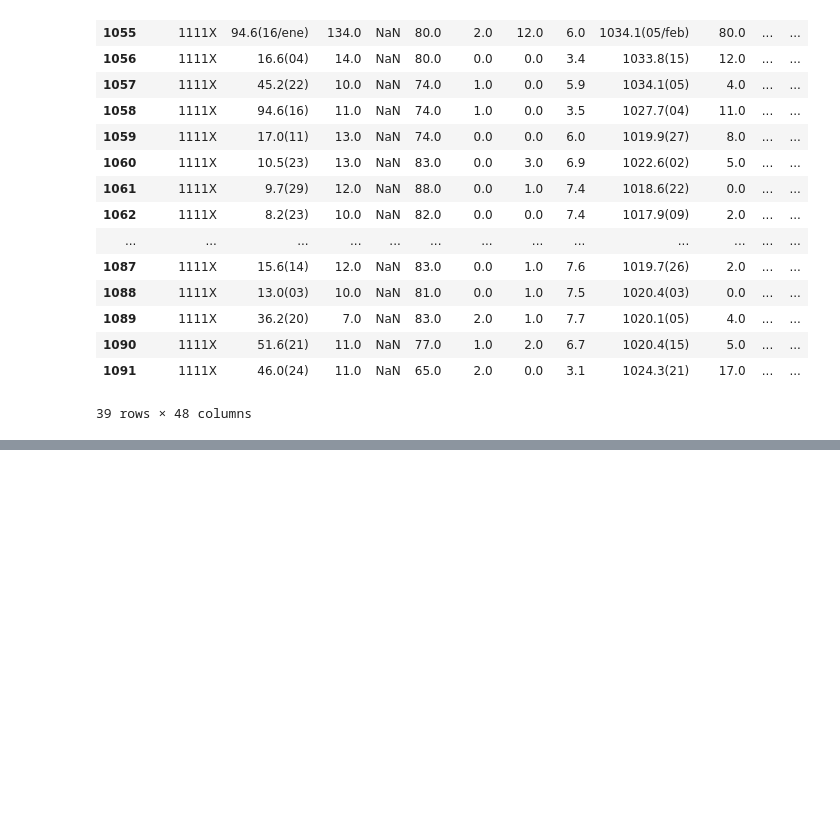
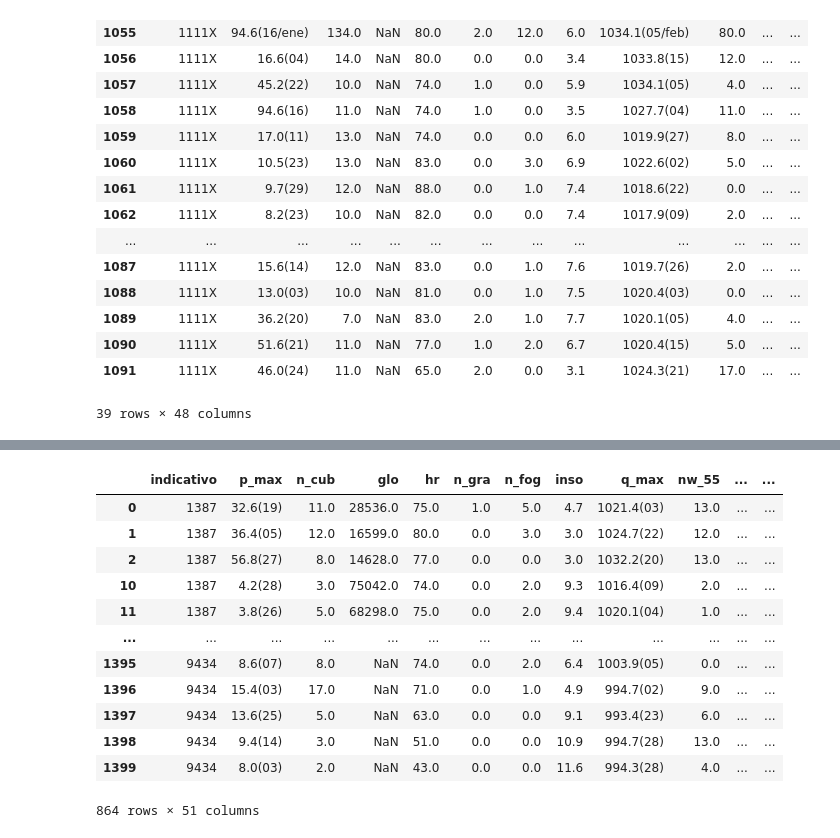
Before and after one commit to jonkar-diazperez/ML_JCDP, a Jupyter notebook: Pruebas.ipynb, the cells around one changed output, grey strips where cells are left out. Saved outputs shown, nothing was run; the diff lists cells and outputs as text; code cells hidden in the pictures; blank space fills up the shorter version.

```diff
--- a/Pruebas.ipynb
+++ b/Pruebas.ipynb
@@ -584,0 +552,4 @@ for i in df_aemet_raw.index:
+# %%
+df_aemet_raw["geo_id"] = list_geo_id
+# %%
+df_aemet_raw["Mes"] = df_aemet_raw["Mes"].astype(int)
@@ -584,0 +592,2 @@ for i in df_aemet_raw.index:
+# %%
+df_solar["Mes"] = df_solar["Mes"].astype(int)
@@ -584,0 +609,5 @@ for i in df_aemet_raw.index:
+# %%
+#df_aemet_solar = pd.merge(df_aemet_raw,df_solar, on=["geo_id","Año","Mes"])
+#df_aemet_solar = df_aemet_raw.join(df_solar,on=["geo_id","Año","Mes"])
+df_aemet_solar = pd.merge(df_aemet_raw,df_solar, how='left', on=["geo_id","Año","Mes"])
+df_aemet_solar
@@ -584,0 +648,16 @@ for i in df_aemet_raw.index:
+# %%
+df_aemet_solar.dropna(subset="Energía Solar")
+# %% [output]
+|  | indicativo | p_max | n_cub | glo | hr | n_gra | n_fog | inso | q_max | nw_55 | ... | ... |
+| 0 | 1387 | 32.6(19) | 11.0 | 28536.0 | 75.0 | 1.0 | 5.0 | 4.7 | 1021.4(03) | 13.0 | ... | ... |
+| 1 | 1387 | 36.4(05) | 12.0 | 16599.0 | 80.0 | 0.0 | 3.0 | 3.0 | 1024.7(22) | 12.0 | ... | ... |
+| 2 | 1387 | 56.8(27) | 8.0 | 14628.0 | 77.0 | 0.0 | 0.0 | 3.0 | 1032.2(20) | 13.0 | ... | ... |
+| 10 | 1387 | 4.2(28) | 3.0 | 75042.0 | 74.0 | 0.0 | 2.0 | 9.3 | 1016.4(09) | 2.0 | ... | ... |
+| 11 | 1387 | 3.8(26) | 5.0 | 68298.0 | 75.0 | 0.0 | 2.0 | 9.4 | 1020.1(04) | 1.0 | ... | ... |
+| ... | ... | ... | ... | ... | ... | ... | ... | ... | ... | ... | ... | ... |
+| 1395 | 9434 | 8.6(07) | 8.0 | NaN | 74.0 | 0.0 | 2.0 | 6.4 | 1003.9(05) | 0.0 | ... | ... |
+| 1396 | 9434 | 15.4(03) | 17.0 | NaN | 71.0 | 0.0 | 1.0 | 4.9 | 994.7(02) | 9.0 | ... | ... |
+| 1397 | 9434 | 13.6(25) | 5.0 | NaN | 63.0 | 0.0 | 0.0 | 9.1 | 993.4(23) | 6.0 | ... | ... |
+| 1398 | 9434 | 9.4(14) | 3.0 | NaN | 51.0 | 0.0 | 0.0 | 10.9 | 994.7(28) | 13.0 | ... | ... |
+| 1399 | 9434 | 8.0(03) | 2.0 | NaN | 43.0 | 0.0 | 0.0 | 11.6 | 994.3(28) | 4.0 | ... | ... |
+864 rows × 51 columns
```
Also changed, not shown: parts of 11 cells of this notebook, 2 other files.
